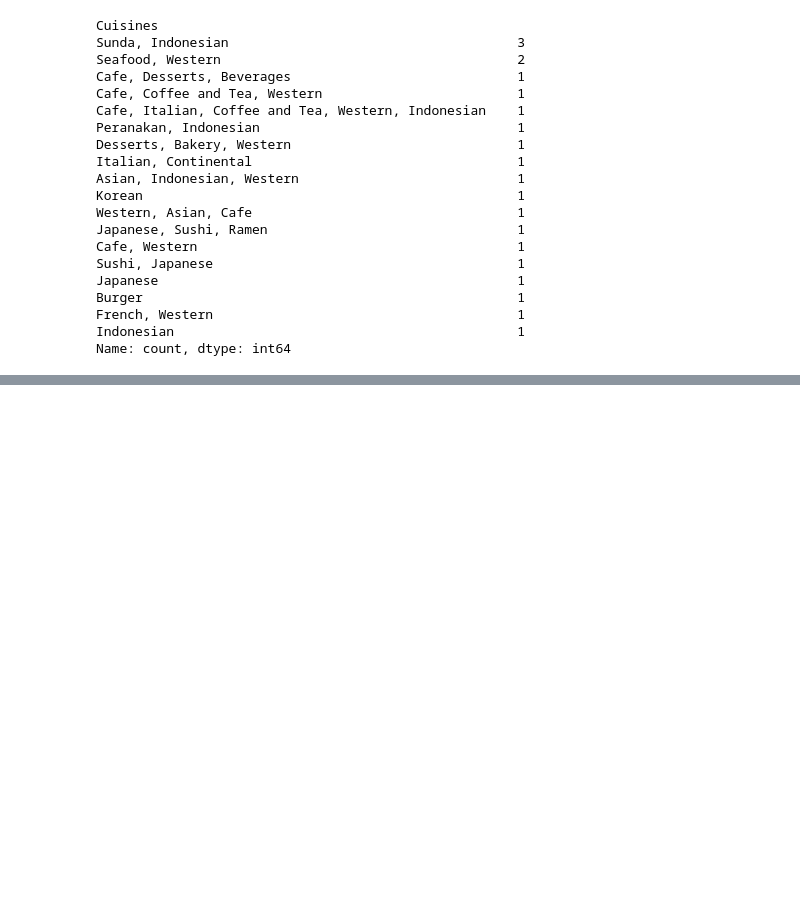
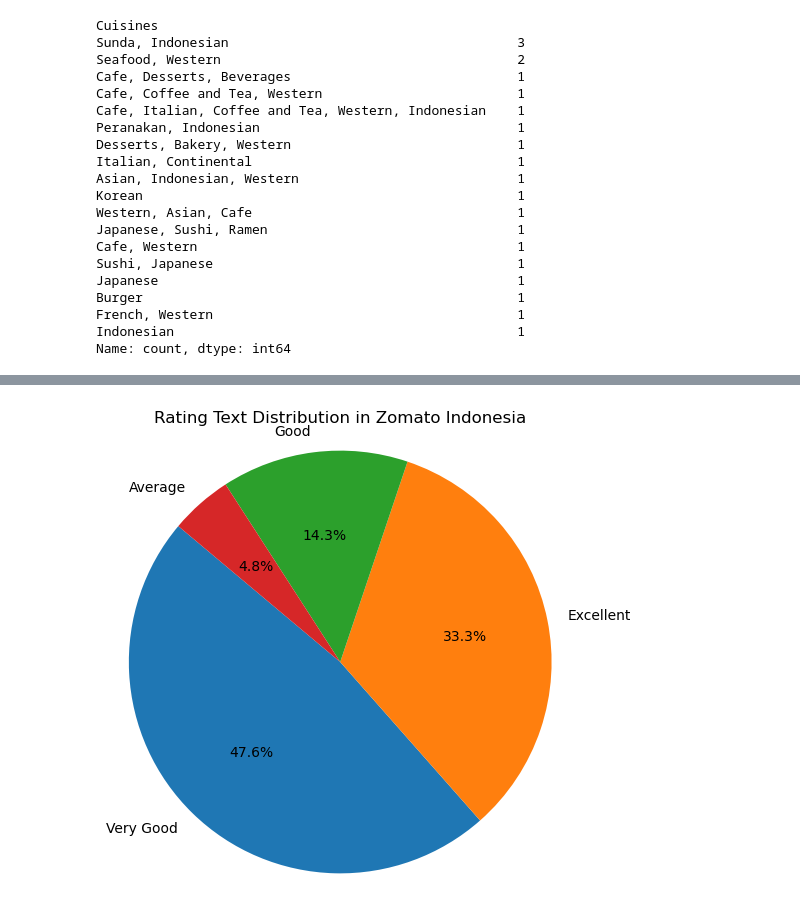
Before and after one commit to Fajrimughni/Final_Project_Fajri, a Jupyter notebook: favorite_food_zomato.ipynb, the cells around one changed output, grey strips where cells are left out. Drawn from its saved outputs; the diff is of its cells as text; code cells hidden in the pictures; blank space fills up the shorter version.

```diff
--- a/favorite_food_zomato.ipynb
+++ b/favorite_food_zomato.ipynb
@@ -398,0 +418,10 @@ Name: count, dtype: int64
+# %%
+rating_counts = df_indonesia['Rating text'].value_counts()
+
+plt.figure(figsize=(6,6))
+plt.pie(rating_counts, labels=rating_counts.index, autopct='%1.1f%%', startangle=140)
+plt.title("Rating Text Distribution in Zomato Indonesia")
+plt.axis('equal')
+plt.show()
+# %% [output]
+[figure, added]
```
Also changed, not shown: parts of 1 cell of this notebook, 2 other files.
